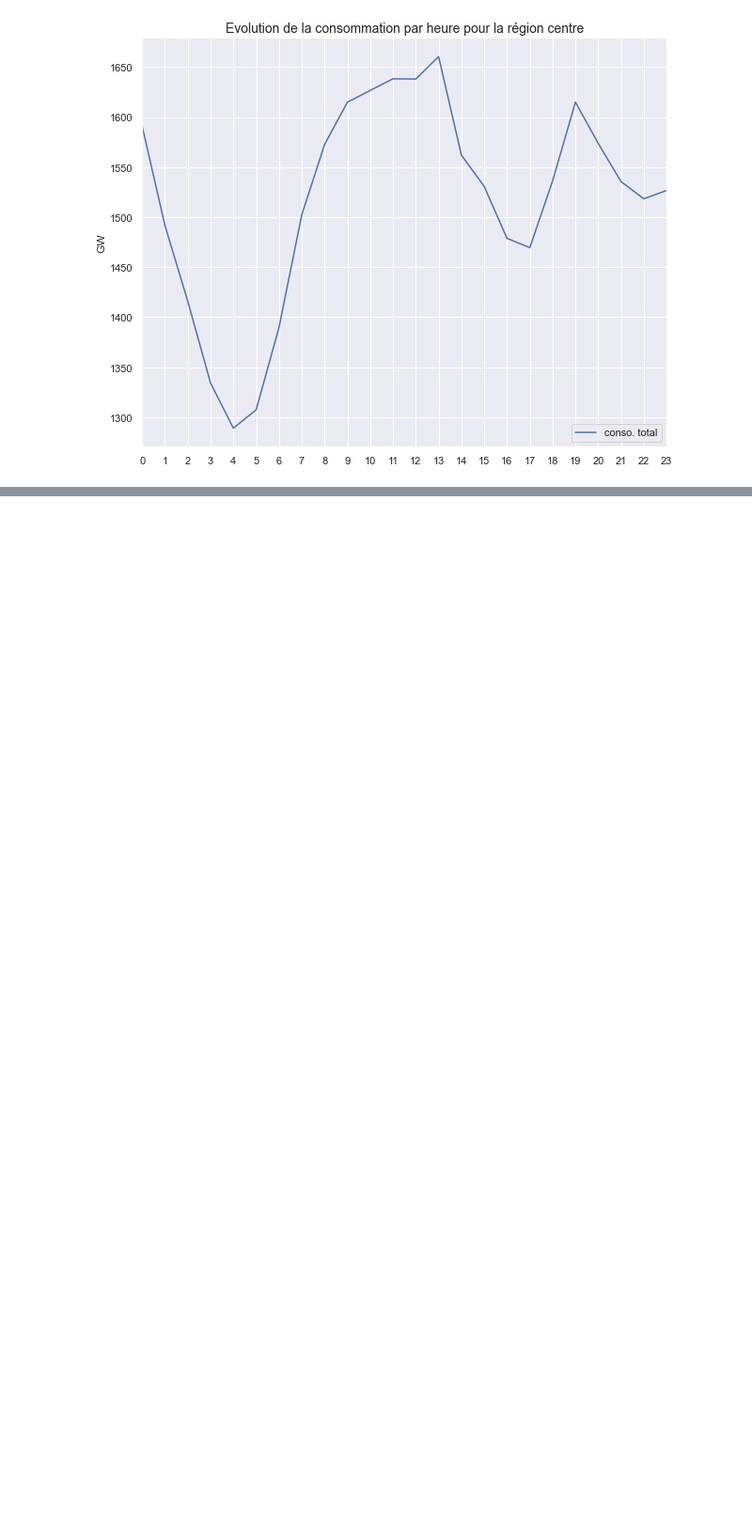
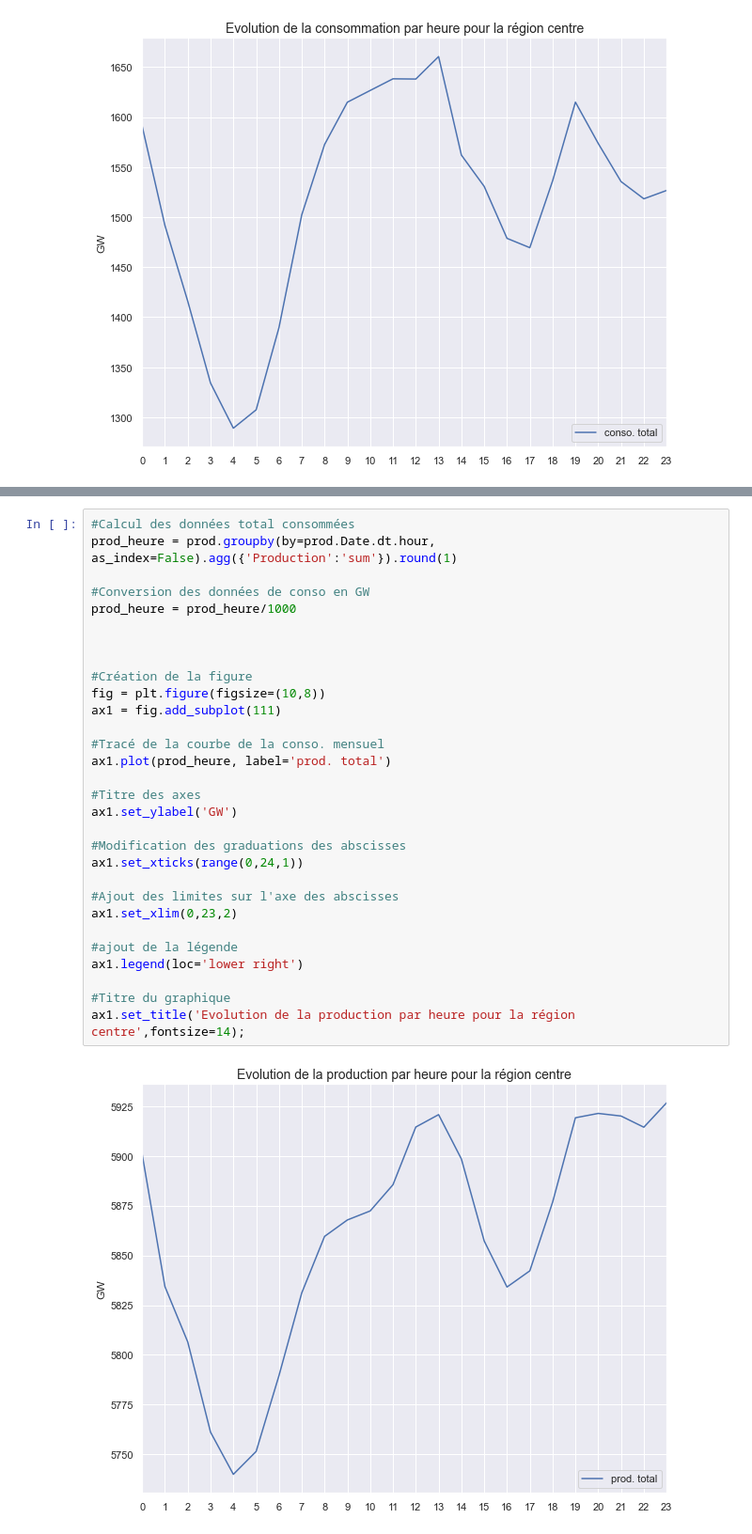
Before and after one commit to Menager49/PY-net-elec, a Jupyter notebook: script.ipynb, the cells around one changed output, grey strips where cells are left out. Shown: that part at 94% size. Drawn from its saved outputs; the diff is of its cells as text; blank space fills up the shorter version.

```diff
--- a/script.ipynb
+++ b/script.ipynb
@@ -289,0 +441,32 @@ ax1.set_title('Evolution de la consommation par heure pour la région centre',fo
+# %%
+#Calcul des données total consommées
+prod_heure = prod.groupby(by=prod.Date.dt.hour, as_index=False).agg({'Production':'sum'}).round(1)
+
+#Conversion des données de conso en GW
+prod_heure = prod_heure/1000
+
+
+
+#Création de la figure
+fig = plt.figure(figsize=(10,8))
+ax1 = fig.add_subplot(111)
+
+#Tracé de la courbe de la conso. mensuel
+ax1.plot(prod_heure, label='prod. total')
+
+#Titre des axes
+ax1.set_ylabel('GW')
+
+#Modification des graduations des abscisses
+ax1.set_xticks(range(0,24,1))
+
+#Ajout des limites sur l'axe des abscisses
+ax1.set_xlim(0,23,2)
+
+#ajout de la légende
+ax1.legend(loc='lower right')
+
+#Titre du graphique
+ax1.set_title('Evolution de la production par heure pour la région centre',fontsize=14);
+# %% [output]
+[figure, added]
```
Also changed, not shown: parts of 38 cells of this notebook.
